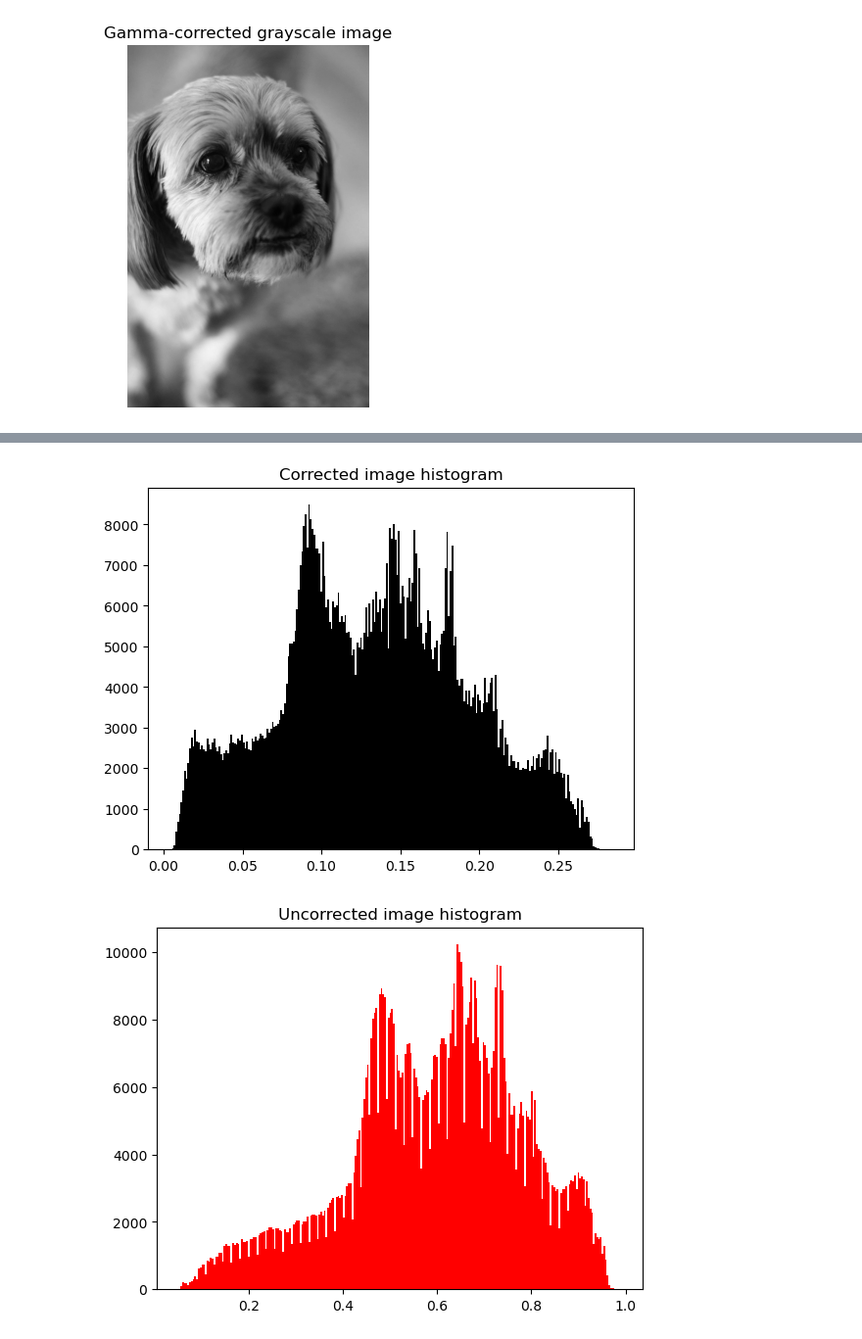
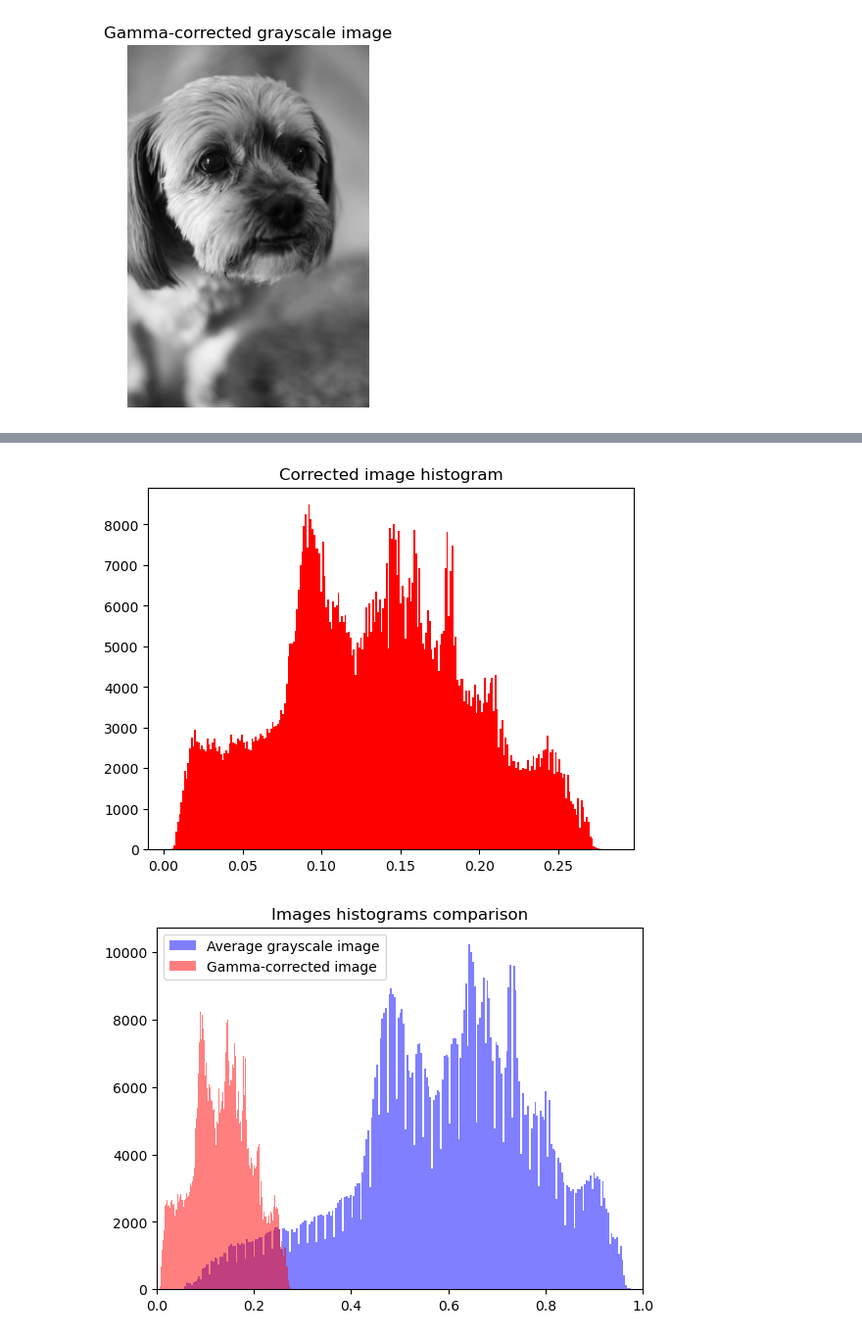
Before and after one commit to leonidgorunov2020/MATH-CONCEPTS-FOR-DEVELOPERS, a Jupyter notebook: Linear Algebra Exercise/Own tests .ipynb, the cells around one changed output, grey strips where cells are left out. Shown at 98% size. Saved outputs shown, nothing was run; the diff lists cells and outputs as text; code cells hidden in the pictures.

```diff
--- a/Linear Algebra Exercise/Own tests .ipynb
+++ b/Linear Algebra Exercise/Own tests .ipynb
@@ -274,31 +274,25 @@ plt.show()
 [figure]
 # %%
 #7 Image histogram
-plt.hist(dog_image_gray.ravel(), bins = 256, color = "black")
-plt.title("Uncorrected image histogram")
-plt.show()
-plt.hist(dog_image_gray_gamma_corr.ravel(), bins = 256, color = "black")
-plt.title("Corrected image histogram")
-plt.show()
-
-plt.hist(dog_image_gray.ravel(), bins = 256, color = "red")
+plt.hist(dog_image_gray.ravel(), bins = 256, color = "blue")
 plt.title("Uncorrected image histogram")
 plt.show()
 plt.hist(dog_image_gray_gamma_corr.ravel(), bins = 256, color = "red")
 plt.title("Corrected image histogram")
 plt.show()
 
-plt.hist(dog_image_gray.ravel(), bins = 256, color = "green")
-plt.title("Uncorrected image histogram")
-plt.show()
-plt.hist(dog_image_gray_gamma_corr.ravel(), bins = 256, color = "green")
-plt.title("Corrected image histogram")
-plt.show()
+def display_histograms_comparison(dog_gray_list, labels_list, colors):
+    histograms = zip(dog_gray_list, labels_list, colors)
+    for images, labels, colors in histograms:
+        plt.hist(images.ravel(), bins=256, alpha=0.5, color=colors, label=labels)
+    plt.xlim(0, 1)
+    plt.title("Images histograms comparison")
+    plt.legend()
+    plt.show()
 
-plt.hist(dog_image_gray.ravel(), bins = 256, color = "blue")
-plt.title("Uncorrected image histogram")
-plt.show()
-plt.hist(dog_image_gray_gamma_corr.ravel(), bins = 256, color = "blue")
-plt.title("Corrected image histogram")
-plt.show()
+display_histograms_comparison(
+    [dog_image_gray, dog_image_gray_gamma_corr],
+    ["Average grayscale image", "Gamma-corrected image"],
+    ["blue", "red"]
+)
 # %% [output]
@@ -306,2 +300,2 @@ plt.show()
-[figure, old version]
+[figure, new version]
-[figure, old version]
+[figure, new version]
```
Also changed, not shown: parts of 4 cells of this notebook, 1 other file.
